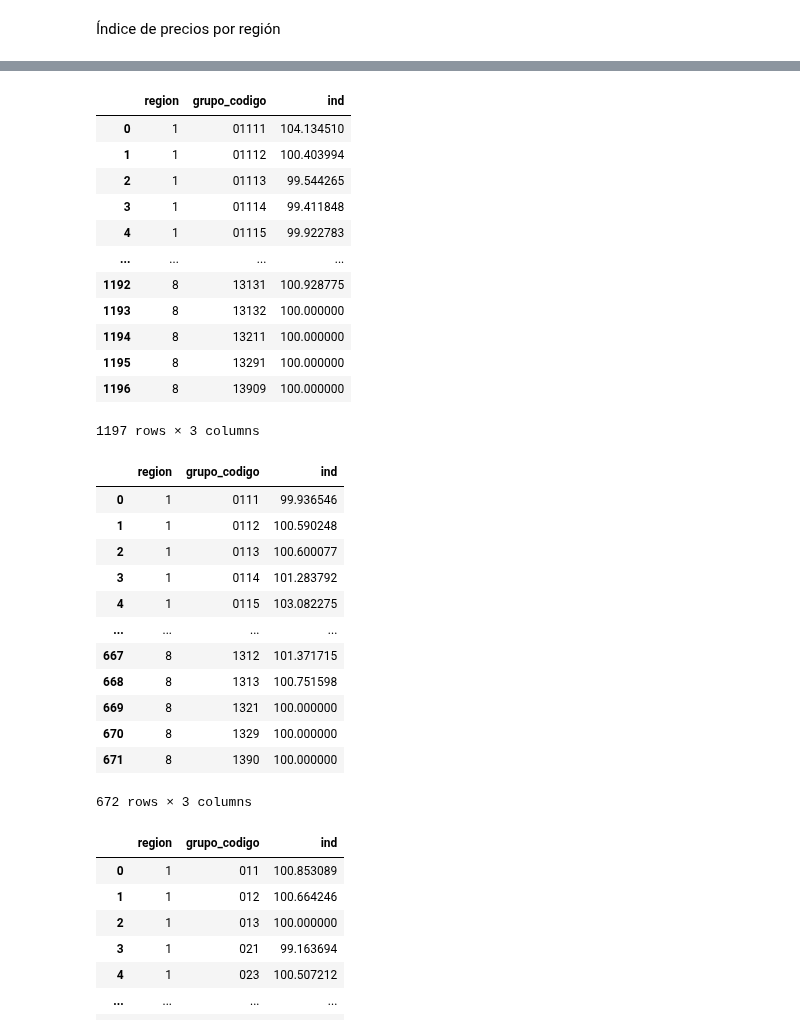
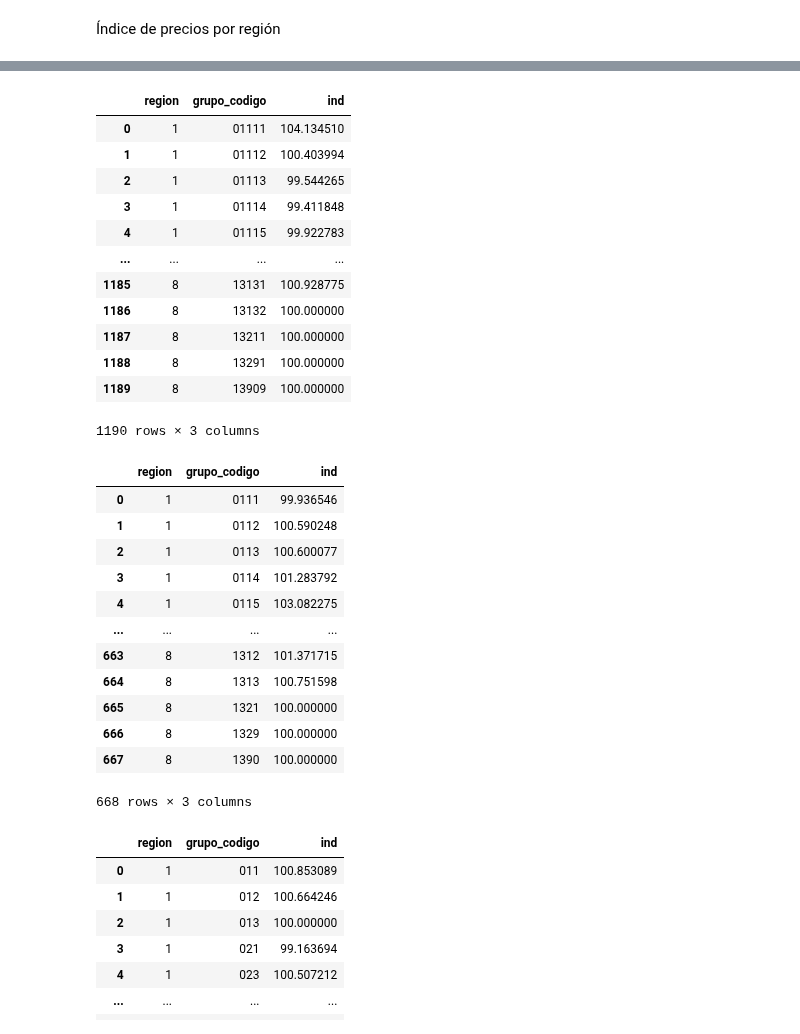
Before and after one commit to ShannonNCM/ComparacionCalculoIPC, a Jupyter notebook: python/ipc2024_python.ipynb, the cells around one changed output, grey strips where cells are left out. Drawn from its saved outputs; the diff is of its cells as text; code cells hidden in the pictures.

```diff
--- a/python/ipc2024_python.ipynb
+++ b/python/ipc2024_python.ipynb
@@ -87,9 +100,9 @@ bol['precio_anterior'] = bol.apply(lambda row: row['precio_actual'] if row['prec
 # %%
 # Se obtienen las ponderaciones de cada produto por cada region y los indices anteriores
-pon_prod = funciones.pondcat('Producto', ponderaciones).rename(columns={'grupo_codigo':'cod_prod'})
+pon_prod = f.pondcat('Producto', ponderaciones).rename(columns={'grupo_codigo':'cod_prod'})
 pon_prod['cod_prod'] = pon_prod['cod_prod'].apply(lambda x: '0' + x if len(str(x)) == 6 else x)
-pon_prod['ponderacion_region'] = pon_prod['ponderacion_region'].astype(float)
-pon_prod['indice_anterior'] = pon_prod['indice_anterior'].astype(float)
+pon_prod['ponderacion_region'] = pd.to_numeric(pon_prod['ponderacion_region'], errors='coerce')
+pon_prod['indice_anterior'] = pd.to_numeric(pon_prod['indice_anterior'], errors='coerce')
 #pon_prod
 # %%
 #pon_prod['ponderacion_region'].dtype
@@ -100,6 +111,8 @@ pon_prod['ponderacion_region'].isnull().sum()
 Calculo del IPC
 # %%
 # Se calcula la variacion de las variedades
-variacion = funciones.variacion(bol)
+variacion = f.variacion(bol)
 variacion['var_prod'] = bol.apply(lambda row: 1 if row['nt_tipo'] in [351761, 351762] else row['var_prod'], axis=1)
 variacion = variacion[['region', 'cod_prod', 'codigo_articulo', 'articulo', 'var_prod']]
+#variacion['var_prod'].dtype
+#variacion
@@ -126,0 +150,19 @@ prom_pon = pd.merge(prom_pon, relativo[['region', 'cod_prod', 'grupo_nombre', 'p
+# %%
+#promedio ponderado
+prom_pon = relativo
+prom_pon['var_ac'] = prom_pon['relativo']*prom_pon['ponderacion_region']
+prom_pon = prom_pon[prom_pon['var_ac'] != 0]
+## lo unico que se me ocurre es hacer otros dataframes agrupados, uno para la suma de la var ac, otro para la suma de las ponderaciones y asi y luego unirlos
+
+#prom_pon['sum_var_ac'] = prom_pon['var_ac'].sum()
+prom_pon01 = prom_pon.groupby(['region', 'cod_prod', 'grupo_nombre']).agg(
+    sum_var_ac=('var_ac', 'sum'),
+    sum_ponderacion=('ponderacion_region', 'sum')
+    ).reset_index()
+prom_pon = prom_pon.merge(prom_pon01, on=['region', 'cod_prod', 'grupo_nombre'], how='left')
+prom_pon['prom_pon'] = prom_pon['sum_var_ac']/prom_pon['sum_ponderacion']
+
+#prom_pon
+#prom_pon01
+#prom_pon[prom_pon['var_ac'] == 0]
+#prom_pon01[prom_pon01['sum_var_ac'] == 0]
@@ -128,7 +172,8 @@ prom_pon = pd.merge(prom_pon, relativo[['region', 'cod_prod', 'grupo_nombre', 'p
 Índice de precios por región
 # %%
 #índice productos
-prom_pon['ind_prod'] = prom_pon['indice_anterior'] * prom_pon['prom_pon']
-ind_prod = funciones.cod_grupos(prom_pon)
-ind_prod01 = ind_prod[['region', 'cod_prod', 'ind_prod']].dropna()
-ind_prod01
+prom_pon['ind_prod'] = prom_pon['indice_anterior']*prom_pon['prom_pon']
+ind_prod = f.cod_grupos(prom_pon).dropna()
+
+ind_prod01 = ind_prod[['region', 'cod_prod', 'ind_prod']].copy()
+#dist100['ind_prod'].dtype
@@ -149,23 +180,23 @@ ind_prod01
 # %%
 #indice subclase
-funciones.indices(ind_prod,'cod_subclase')
+f.indices(ind_prod,'cod_subclase')
 # %% [output]
 |  | region | grupo_codigo | ind |
 | 0 | 1 | 01111 | 104.134510 |
 | 1 | 1 | 01112 | 100.403994 |
 | 2 | 1 | 01113 | 99.544265 |
 | 3 | 1 | 01114 | 99.411848 |
 | 4 | 1 | 01115 | 99.922783 |
 | ... | ... | ... | ... |
-| 1192 | 8 | 13131 | 100.928775 |
-| 1193 | 8 | 13132 | 100.000000 |
-| 1194 | 8 | 13211 | 100.000000 |
-| 1195 | 8 | 13291 | 100.000000 |
-| 1196 | 8 | 13909 | 100.000000 |
+| 1185 | 8 | 13131 | 100.928775 |
+| 1186 | 8 | 13132 | 100.000000 |
+| 1187 | 8 | 13211 | 100.000000 |
+| 1188 | 8 | 13291 | 100.000000 |
+| 1189 | 8 | 13909 | 100.000000 |
-1197 rows × 3 columns
+1190 rows × 3 columns
 # %%
 #indice clase
-funciones.indices(ind_prod,'cod_clase')
+f.indices(ind_prod,'cod_clase')
 # %% [output]
 |  | region | grupo_codigo | ind |
 | 0 | 1 | 0111 | 99.936546 |
@@ -174,11 +205,11 @@ funciones.indices(ind_prod,'cod_clase')
 | 3 | 1 | 0114 | 101.283792 |
 | 4 | 1 | 0115 | 103.082275 |
 | ... | ... | ... | ... |
-| 667 | 8 | 1312 | 101.371715 |
-| 668 | 8 | 1313 | 100.751598 |
-| 669 | 8 | 1321 | 100.000000 |
-| 670 | 8 | 1329 | 100.000000 |
-| 671 | 8 | 1390 | 100.000000 |
+| 663 | 8 | 1312 | 101.371715 |
+| 664 | 8 | 1313 | 100.751598 |
+| 665 | 8 | 1321 | 100.000000 |
+| 666 | 8 | 1329 | 100.000000 |
+| 667 | 8 | 1390 | 100.000000 |
-672 rows × 3 columns
+668 rows × 3 columns
 # %%
 #indice grupo
```
Also changed, not shown: parts of 23 cells of this notebook, 3 other files.
